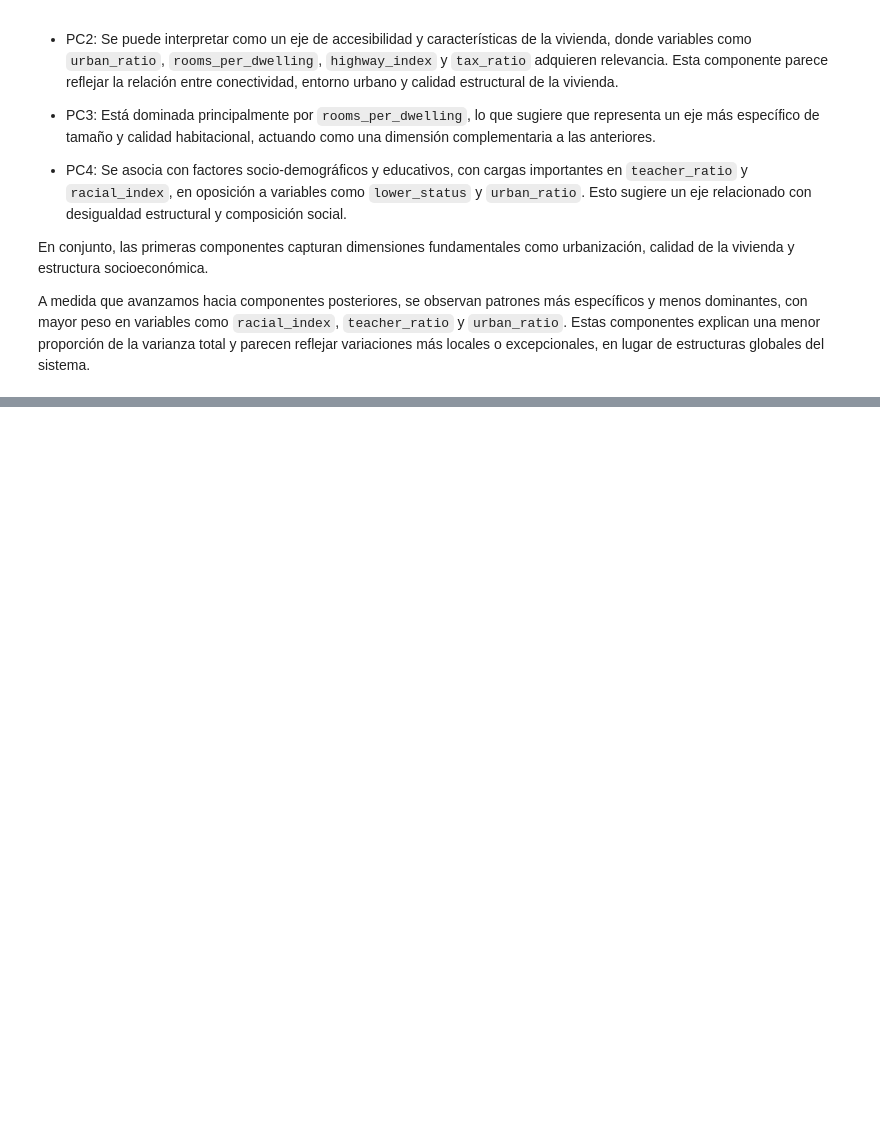
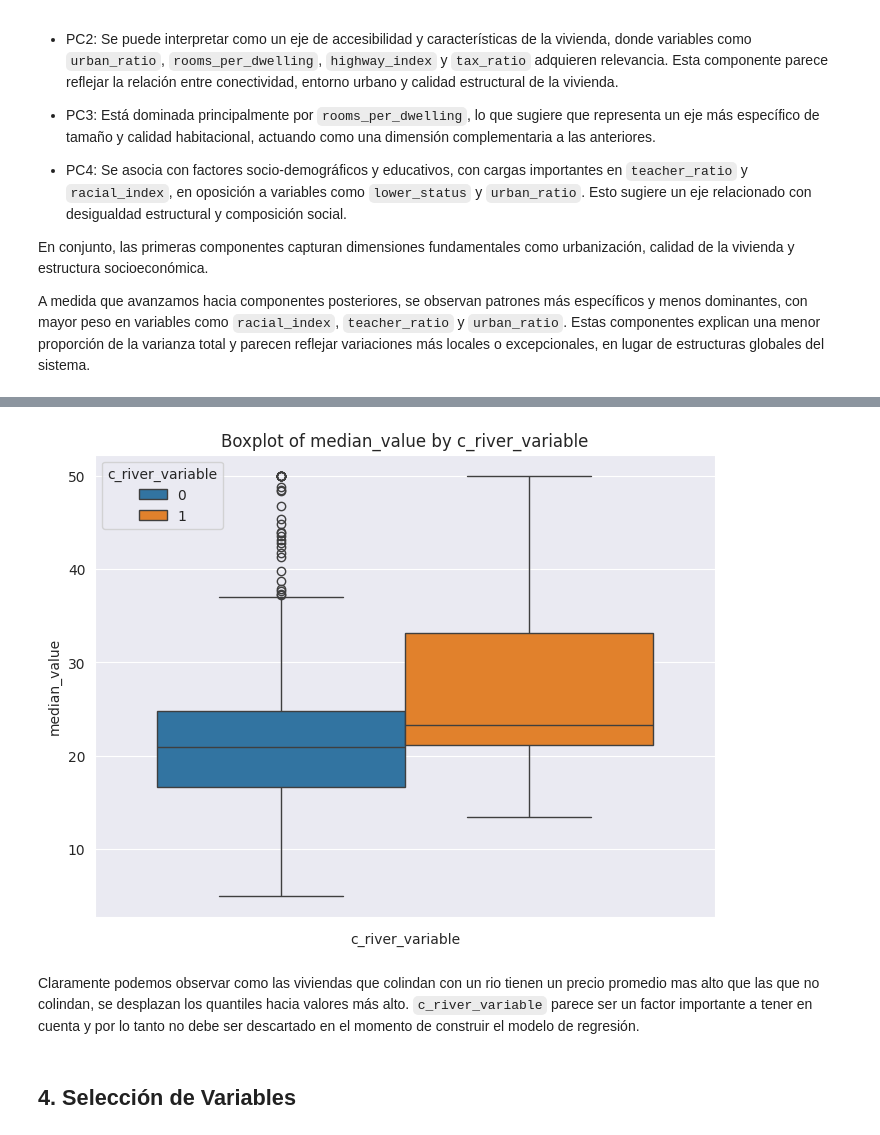
Before and after one commit to Chrissroman/md004_ha_dv, a Jupyter notebook: deliverables/MD004ChristianRomanMarinAC03.ipynb, the cells around one changed output, grey strips where cells are left out. Saved outputs shown, nothing was run; the diff lists cells and outputs as text; code cells hidden in the pictures; blank space fills up the shorter version.

```diff
--- a/deliverables/MD004ChristianRomanMarinAC03.ipynb
+++ b/deliverables/MD004ChristianRomanMarinAC03.ipynb
@@ -346,0 +368,18 @@ Como hemos descartado anteriormente la variable categórica en `c_river_variable
+# %%
+fig, ax = plt.subplots(figsize=(8, 6), dpi=100)
+
+sns.boxplot(y = 'median_value', hue = 'c_river_variable', data = data, ax = ax)
+ax.set_title('Boxplot of median_value by c_river_variable', fontsize = 12)
+ax.set_xlabel('c_river_variable', fontsize = 10)
+ax.set_ylabel('median_value', fontsize = 10)
+
+ax.tick_params(axis='y', labelsize=10)
+ax.tick_params(axis='x', labelsize=10)
+
+plt.show()
+# %% [output]
+[figure, added]
+# %% [markdown]
+Claramente podemos observar como las viviendas que colindan con un rio tienen un precio promedio mas alto que las que no colindan, se desplazan los quantiles hacia valores más alto. `c_river_variable` parece ser un factor importante a tener en cuenta y por lo tanto no debe ser descartado en el momento de construir el modelo de regresión.
+# %% [markdown]
+## 4. Selección de Variables
```
Also changed, not shown: parts of 27 cells of this notebook.
